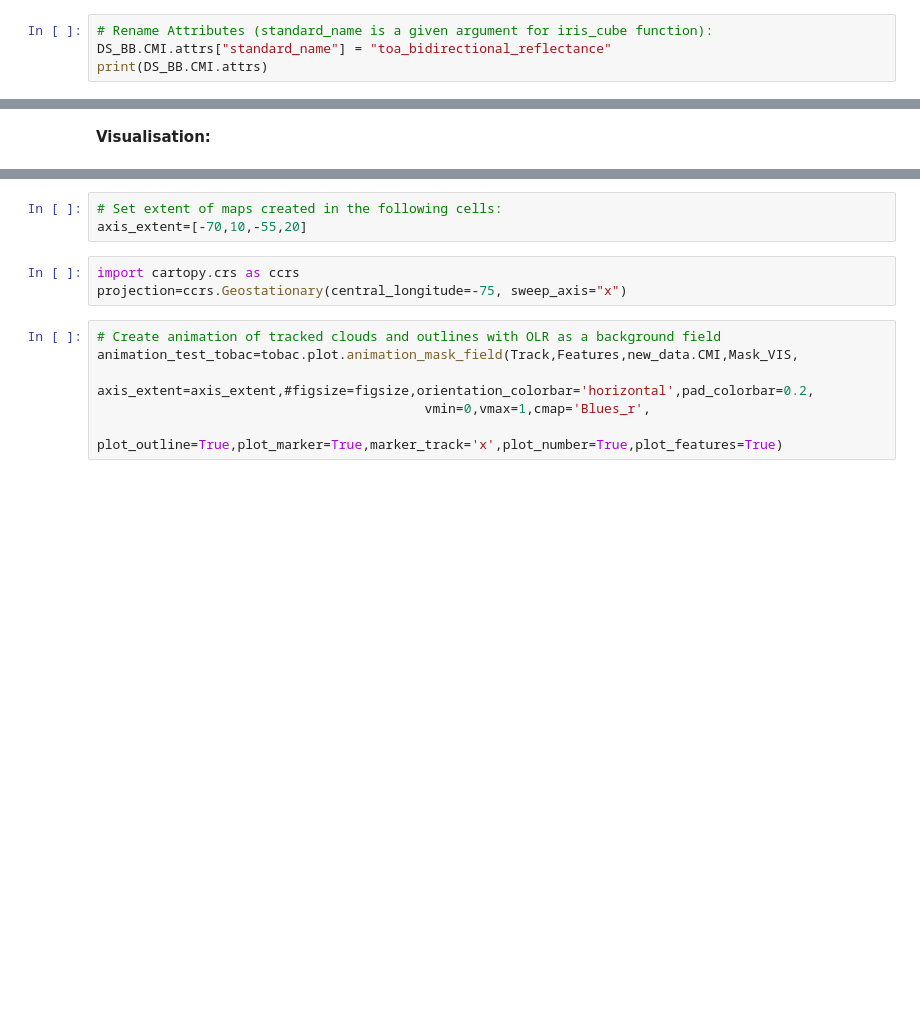
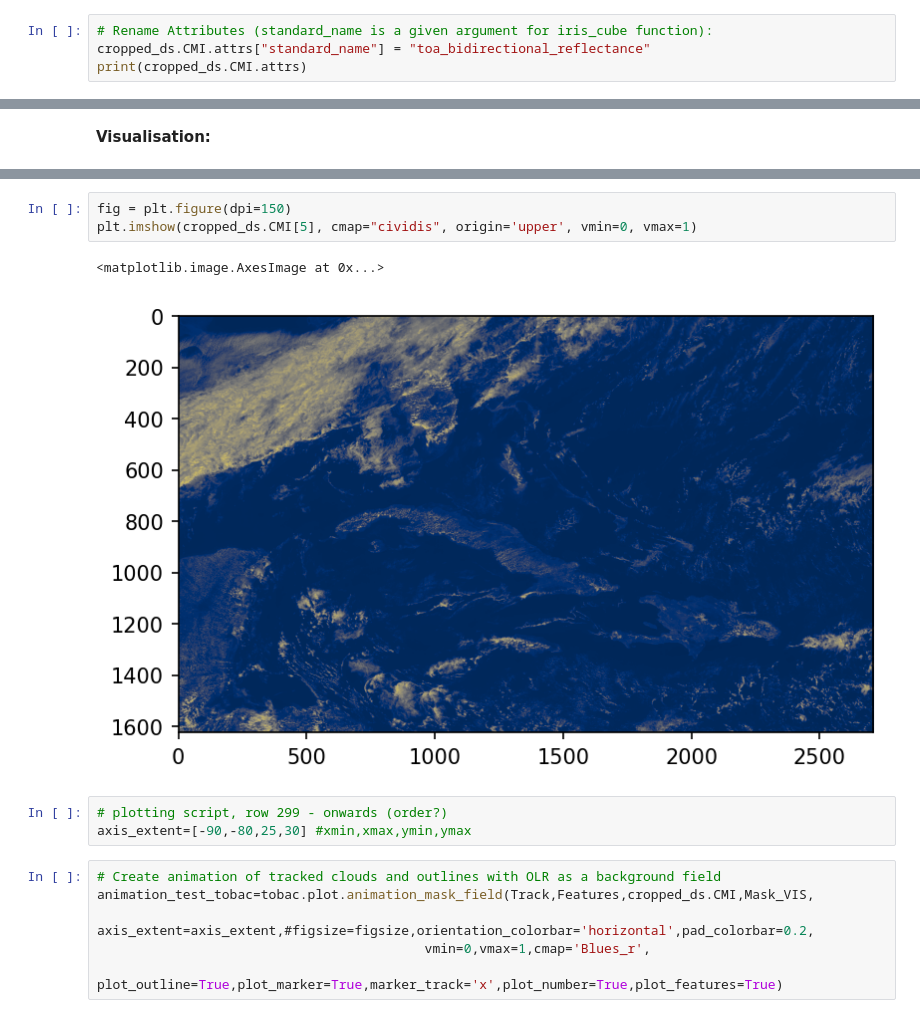
Before and after one commit to tobac-project/tobac-tutorials, a Jupyter notebook: themes/tobac_v1/Example_VIS_Tracking_Satellite/Example_VIS_Tracking_Satellite.ipynb, the cells around one changed output, grey strips where cells are left out. Cells and saved outputs as stored; diff of their text form; blank space fills up the shorter version.

```diff
--- a/themes/tobac_v1/Example_VIS_Tracking_Satellite/Example_VIS_Tracking_Satellite.ipynb
+++ b/themes/tobac_v1/Example_VIS_Tracking_Satellite/Example_VIS_Tracking_Satellite.ipynb
@@ -265,7 +258,7 @@ DS_BB["y"] = lat[:,0]
 # %%
 # Rename Attributes (standard_name is a given argument for iris_cube function):
-DS_BB.CMI.attrs["standard_name"] = "toa_bidirectional_reflectance"
-print(DS_BB.CMI.attrs)
+cropped_ds.CMI.attrs["standard_name"] = "toa_bidirectional_reflectance"
+print(cropped_ds.CMI.attrs)
 # %% [output]
 {'long_name': 'ABI L2+ Cloud and Moisture Imagery reflectance factor', 'standard_name': 'toa_bidirectional_reflectance', 'sensor_band_bit_depth': 12, 'valid_range': array([   0, 4095], dtype=int16), ' ...
 # %%
@@ -439,12 +390,15 @@ print(y)
-# %%
-# Set extent of maps created in the following cells:
-axis_extent=[-70,10,-55,20]
-# %%
-import cartopy.crs as ccrs
-projection=ccrs.Geostationary(central_longitude=-75, sweep_axis="x")
+# %%
+fig = plt.figure(dpi=150)
+plt.imshow(cropped_ds.CMI[5], cmap="cividis", origin='upper', vmin=0, vmax=1)
+# %% [output]
+<matplotlib.image.AxesImage at 0x...>
+[figure, added]
+# %%
+# plotting script, row 299 - onwards (order?)
+axis_extent=[-90,-80,25,30] #xmin,xmax,ymin,ymax
 # %%
 # Create animation of tracked clouds and outlines with OLR as a background field
-animation_test_tobac=tobac.plot.animation_mask_field(Track,Features,new_data.CMI,Mask_VIS,
+animation_test_tobac=tobac.plot.animation_mask_field(Track,Features,cropped_ds.CMI,Mask_VIS,
                                           axis_extent=axis_extent,#figsize=figsize,orientation_colorbar='horizontal',pad_colorbar=0.2,
                                           vmin=0,vmax=1,cmap='Blues_r',
                                           plot_outline=True,plot_marker=True,marker_track='x',plot_number=True,plot_features=True)
```
Also changed, not shown: parts of 33 cells of this notebook.
